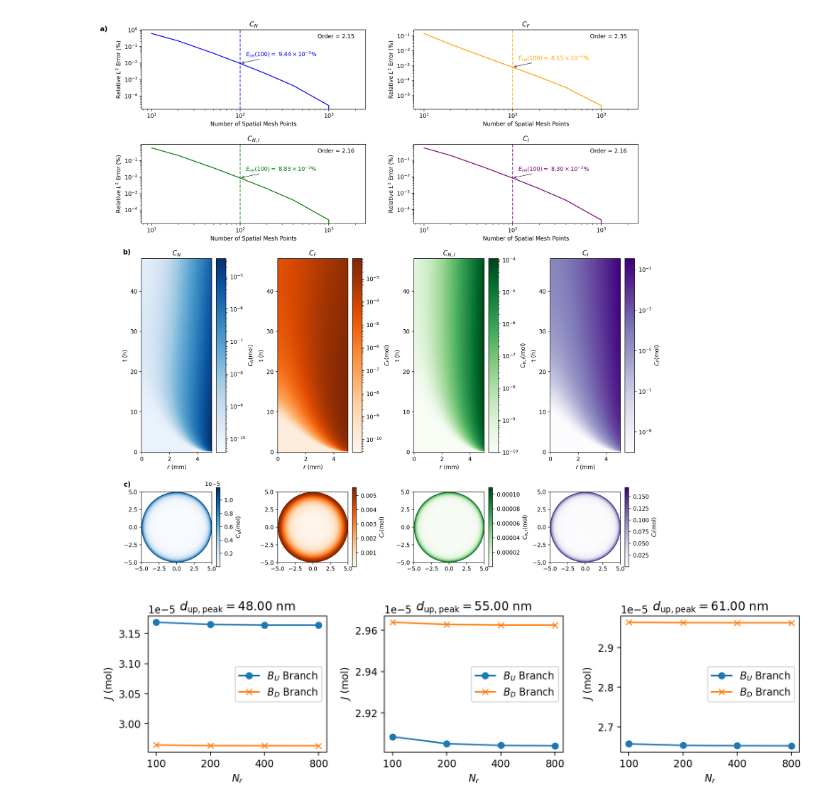
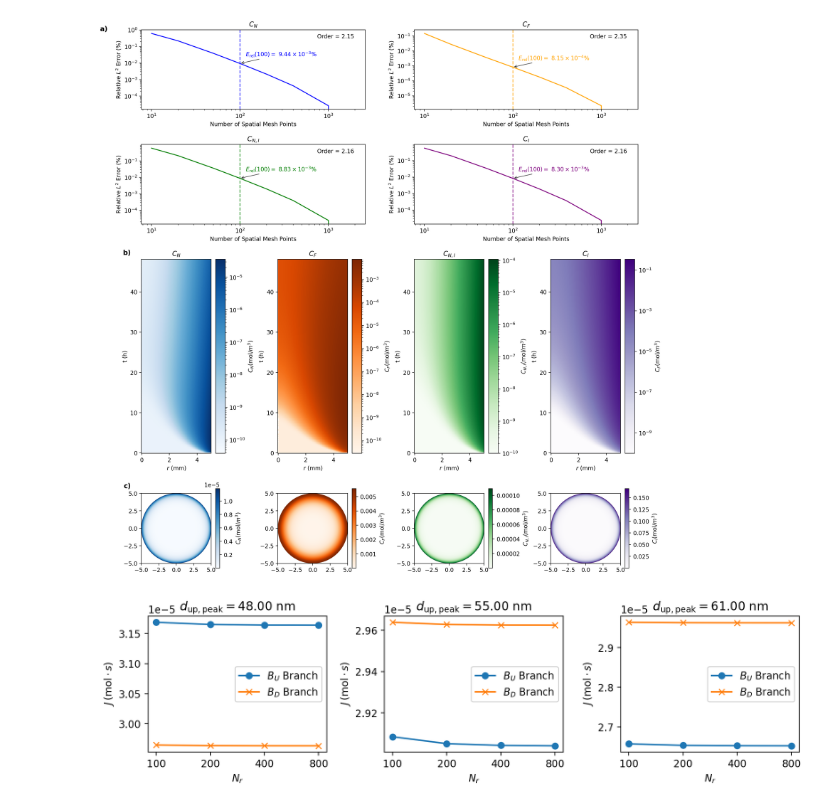
Before and after one commit to mgalexan/NPSurr, a Jupyter notebook: notebooks/numerical_figs.ipynb, the cells around one changed output. Saved outputs shown, nothing was run; the diff lists cells and outputs as text; code cells hidden in the pictures.

```diff
--- a/notebooks/numerical_figs.ipynb
+++ b/notebooks/numerical_figs.ipynb
@@ -162,28 +162,28 @@ ax["E"].set_xlabel(r"$r$ (mm)")
 ax["E"].set_ylabel(r"t (h)")
 ax["E"].set_title(r"$C_N$")
 cbar_err = fig.colorbar(CN_im)
-cbar_err.set_label(r"$C_N (\text{mol})$")
+cbar_err.set_label(r"$C_N (\text{mol}/m^3)$")
 
 CF_im = ax["F"].pcolormesh(r_100, t_h, C_F_results[idx_100] + epsilon, cmap="Oranges", norm= "log")
 ax["F"].set_xlabel(r"$r$ (mm)")
 ax["F"].set_ylabel(r"t (h)")
 ax["F"].set_title(r"$C_F$")
 cbar_err = fig.colorbar(CF_im)
-cbar_err.set_label(r"$C_F (\text{mol})$")
+cbar_err.set_label(r"$C_F (\text{mol}/m^3)$")
 
 CNI_im = ax["G"].pcolormesh(r_100, t_h, C_NI_results[idx_100] + epsilon, cmap="Greens", norm= "log")
 ax["G"].set_xlabel(r"$r$ (mm)")
 ax["G"].set_ylabel(r"t (h)")
 ax["G"].set_title(r"$C_{N,I}$")
 cbar_err = fig.colorbar(CNI_im)
-cbar_err.set_label(r"$C_{N,I} (\text{mol})$")
+cbar_err.set_label(r"$C_{N,I} (\text{mol}/m^3)$")
 
 CI_im = ax["H"].pcolormesh(r_100, t_h, C_I_results[idx_100] + epsilon, cmap="Purples", norm= "log")
 ax["H"].set_xlabel(r"$r$ (mm)")
 ax["H"].set_ylabel(r"t (h)")
 ax["H"].set_title(r"$C_I$")
 cbar_err = fig.colorbar(CI_im)
-cbar_err.set_label(r"$C_F (\text{mol})$")
+cbar_err.set_label(r"$C_F (\text{mol}/m^3)$")
 
 ax["E"].text(-0.15, 1.05, "b)", transform=ax["E"].transAxes, fontsize=12, fontweight='bold', va='top', ha='right')
 
@@ -195,7 +195,7 @@ CN_im = ax["I"].imshow(
     cmap="Blues"
 )
 cbar_err = fig.colorbar(CN_im)
-cbar_err.set_label(r"$C_{N} (\text{mol})$")
+cbar_err.set_label(r"$C_{N} (\text{mol}/m^3)$")
 
 
 CF_im = ax["J"].imshow(
@@ -205,43 +205,43 @@ CF_im = ax["J"].imshow(
     cmap="Oranges"
 )
 cbar_err = fig.colorbar(CF_im)
-cbar_err.set_label(r"$C_{F} (\text{mol})$")
+cbar_err.set_label(r"$C_{F} (\text{mol}/m^3)$")
 
 
 CNI_im = ax["K"].imshow(
     CNI_2d,
     extent=[-R*1000, R*1000, -R*1000, R*1000],
     origin="lower",
     cmap="Greens"
 )
 cbar_err = fig.colorbar(CNI_im)
-cbar_err.set_label(r"$C_{N,I} (\text{mol})$")
+cbar_err.set_label(r"$C_{N,I} (\text{mol}/m^3)$")
 
 
 CI_im = ax["L"].imshow(
     CI_2d,
     extent=[-R*1000, R*1000, -R*1000, R*1000],
     origin="lower",
     cmap="Purples"
 )
 cbar_err = fig.colorbar(CI_im)
-cbar_err.set_label(r"$C_{I} (\text{mol})$")
+cbar_err.set_label(r"$C_{I} (\text{mol}/m^3)$")
 
 ticks = [-5.0, -2.5, 0, 2.5, 5.0]
 
 for label in ["I", "J", "K", "L"]:
     ax[label].set_xticks(ticks)
     ax[label].set_yticks(ticks)
 
 
 ax["I"].text(-0.15, 1.15, "c)", transform=ax["I"].transAxes, fontsize=12, fontweight='bold', va='top', ha='right')
 
 
 
 
 plt.tight_layout()
 # %% [output]
-[figure, old version]
+[figure, new version]
 # %%
 def J(phys, params):
     P_N = P_N_from_dim(phys)
@@ -288,7 +288,7 @@ for i, (key, value) in enumerate(results.items()):
     ax[i].semilogx([param.Nr for param in param_list], value["B_U"], label=r"$B_U$ Branch", marker="o")
     ax[i].semilogx([param.Nr for param in param_list], value["B_D"], label=r"$B_D$ Branch", marker="x")
     ax[i].set_title(fr"$d_{{\mathrm{{up,peak}}}} = {d_opt_vals[i]*1e9:.2f}$ nm")
-    ax[i].set_ylabel("$J$ (mol)")
+    ax[i].set_ylabel(r"$J \, (\mathrm{mol} \cdot s)$")
     ax[i].set_xlabel("$N_r$")
 
     ax[i].legend()
@@ -298,7 +298,7 @@ for a in ax:
     a.set_xticklabels([100, 200, 400, 800])
 fig.tight_layout()
 # %% [output]
-[figure, old version]
+[figure, new version]
 # %%
 phy = PhysicsConstants()
 params = SimulationParameters()
```
Also changed, not shown: parts of 3 cells of this notebook, 11 other files.
